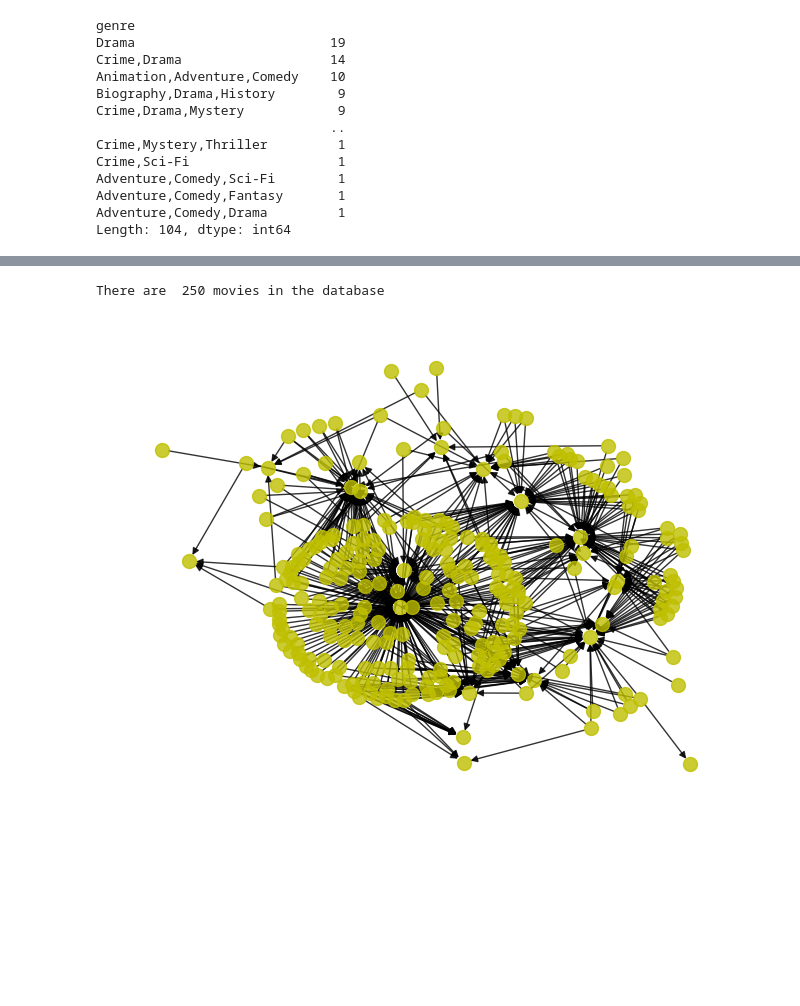
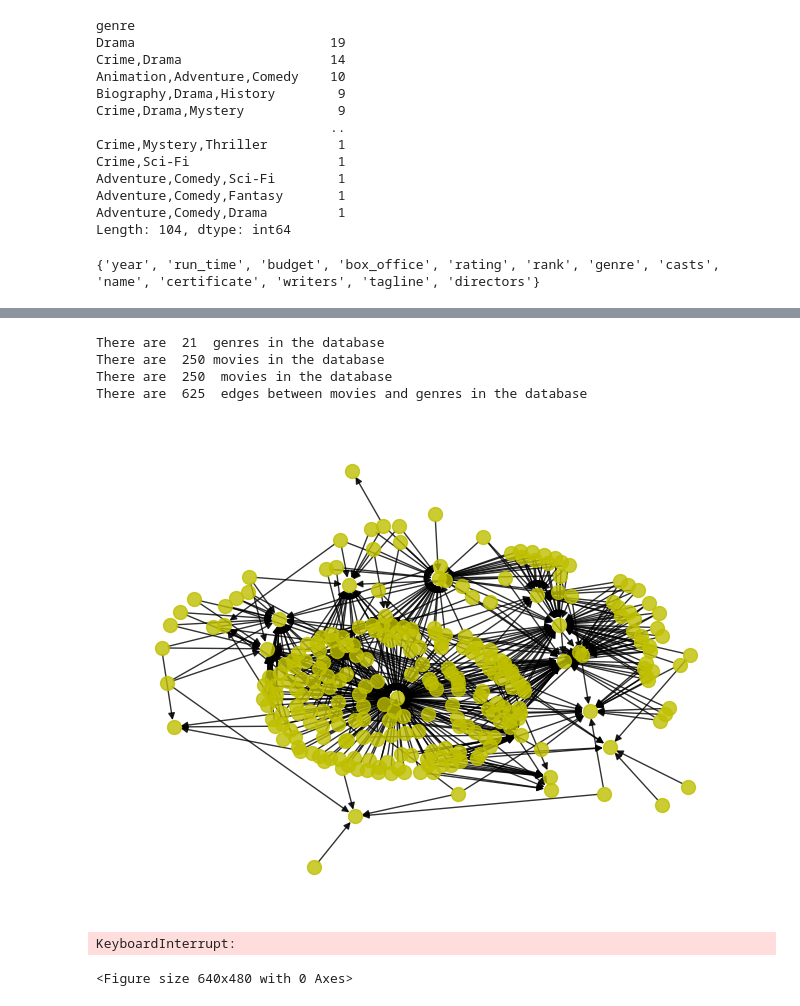
Before and after one commit to MichaelAGoodrich/GraphDataScience_withSNAP, a Jupyter notebook: GraphDataScience_Practice.ipynb, the cells around one changed output, grey strips where cells are left out. Saved outputs shown, nothing was run; the diff lists cells and outputs as text; code cells hidden in the pictures; blank space fills up the shorter version.

Commit message:
Created reasonable algorithm for adding edges

```diff
--- a/GraphDataScience_Practice.ipynb
+++ b/GraphDataScience_Practice.ipynb
@@ -97,6 +97,10 @@ Adventure,Comedy,Sci-Fi        1
 Adventure,Comedy,Fantasy       1
 Adventure,Comedy,Drama         1
 Length: 104, dtype: int64
+# %%
+print(set(df.columns))
+# %% [output]
+{'year', 'run_time', 'budget', 'box_office', 'rating', 'rank', 'genre', 'casts', 'name', 'certificate', 'writers', 'tagline', 'directors'}
 # %% [markdown]
 ***
 
@@ -160,7 +164,7 @@ def get_unique_genres(df):
     #print(set_of_genres)
     return set_of_genres
 
-def get_movies(df):
+def get_movies_by_rank(df):
     # Identify the movies by their ranking from the database rather than from the title"
     movie_rankings = df["rank"]
     set_of_rankings = set()
@@ -180,17 +184,25 @@ def get_movie_genre_edges(df):
     return set_of_edges
 # %%
 
+from GraphManager import GraphManager
 genres = get_unique_genres(df)
-myGraphManager = GraphManager(is_directed=True)
+print("There are ",len(genres)," genres in the database")
+myGraphManager = GraphManager(directed_graph=True)
 myGraphManager.addNodes(genres)
-movies = get_movies(df)
+movies = get_movies_by_rank(df)
 myGraphManager.addNodes(movies)
 edge_set = get_movie_genre_edges(df)
+print("There are ",len(edge_set)," edges between movies and genres in the database")
 myGraphManager.addEdges(edge_set)
 myGraphManager.showPlot()
 # %% [output]
+There are  21  genres in the database
 There are  250 movies in the database
+There are  250  movies in the database
+There are  625  edges between movies and genres in the database
-[figure, old version]
+[figure, new version]
+KeyboardInterrupt:
+<Figure size 640x480 with 0 Axes>
 # %%
 """ Creating graph projections to help garner information from the graph.
     See page 70 of Neo4j book
```
Also changed, not shown: parts of 1 cell of this notebook, 3 other files.
